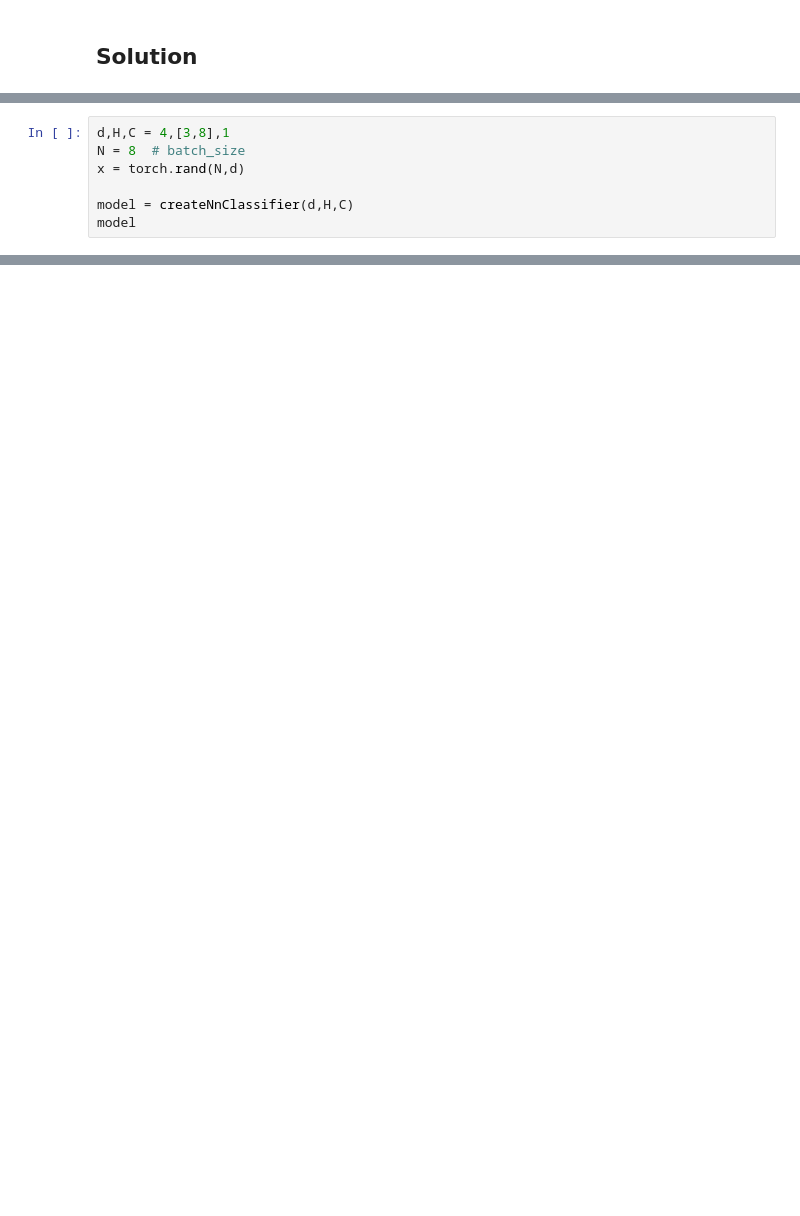
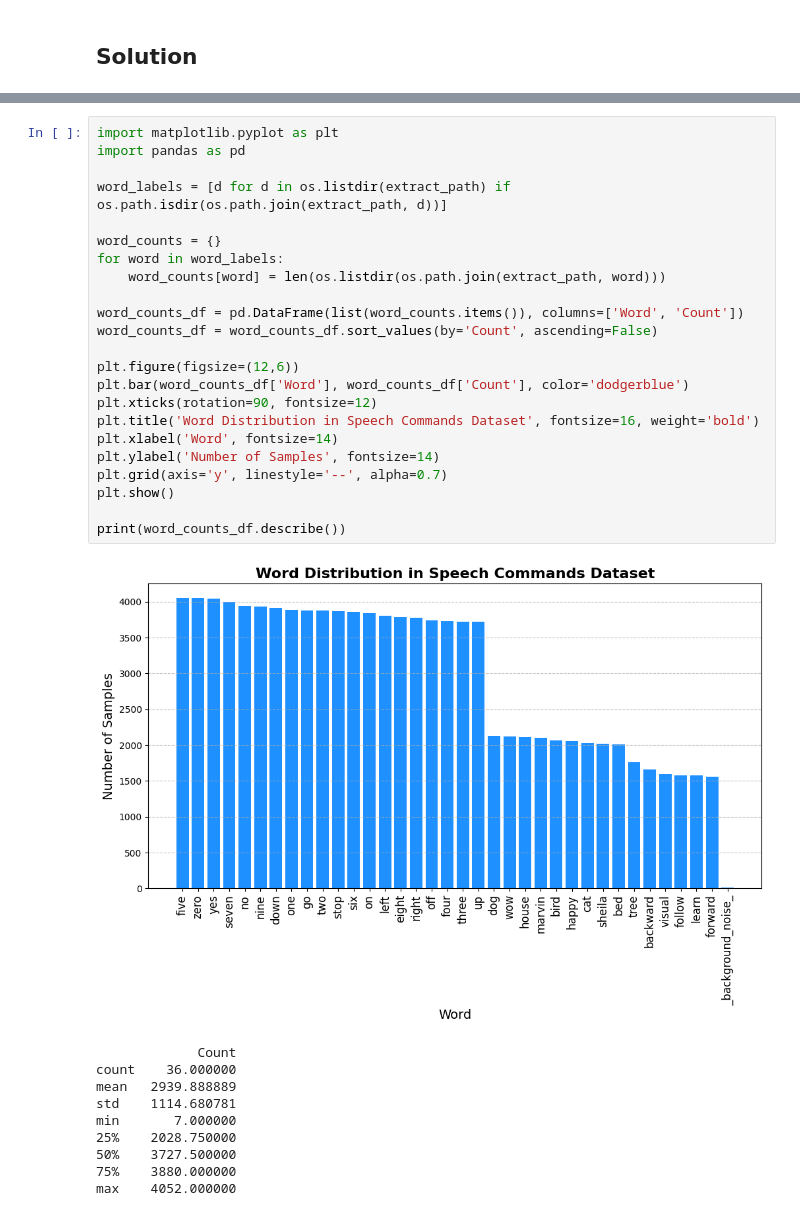
Before and after one commit to sirjan-singh8/102103195-SESS_LE1, a Jupyter notebook: 102103195_SirjanSingh.ipynb, the cells around one changed output, grey strips where cells are left out. Drawn from its saved outputs; the diff is of its cells as text; blank space fills up the shorter version.

```diff
--- a/102103195_SirjanSingh.ipynb
+++ b/102103195_SirjanSingh.ipynb
@@ -34,7 +10,0 @@ def createNnClassifier(d,H,C) :
-# %%
-d,H,C = 4,[3,8],1
-N = 8  # batch_size
-x = torch.rand(N,d)
-
-model = createNnClassifier(d,H,C)
-model
@@ -44,0 +55,34 @@ y_hat.size()
+# %%
+import matplotlib.pyplot as plt
+import pandas as pd
+
+word_labels = [d for d in os.listdir(extract_path) if os.path.isdir(os.path.join(extract_path, d))]
+
+word_counts = {}
+for word in word_labels:
+    word_counts[word] = len(os.listdir(os.path.join(extract_path, word)))
+
+word_counts_df = pd.DataFrame(list(word_counts.items()), columns=['Word', 'Count'])
+word_counts_df = word_counts_df.sort_values(by='Count', ascending=False)
+
+plt.figure(figsize=(12,6))
+plt.bar(word_counts_df['Word'], word_counts_df['Count'], color='dodgerblue')
+plt.xticks(rotation=90, fontsize=12)
+plt.title('Word Distribution in Speech Commands Dataset', fontsize=16, weight='bold')
+plt.xlabel('Word', fontsize=14)
+plt.ylabel('Number of Samples', fontsize=14)
+plt.grid(axis='y', linestyle='--', alpha=0.7)
+plt.show()
+
+print(word_counts_df.describe())
+# %% [output]
+[figure, added]
+             Count
+count    36.000000
+mean   2939.888889
+std    1114.680781
+min       7.000000
+25%    2028.750000
+50%    3727.500000
+75%    3880.000000
+max    4052.000000
```
Also changed, not shown: parts of 9 cells of this notebook.
